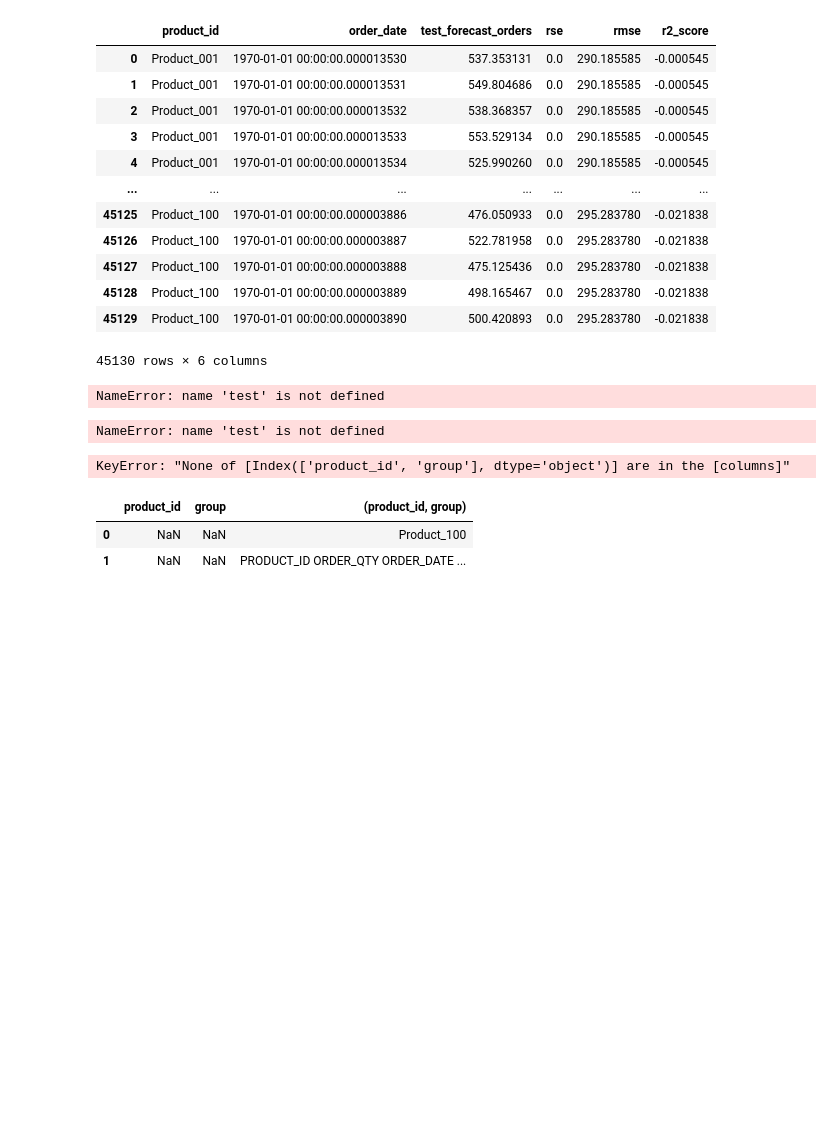
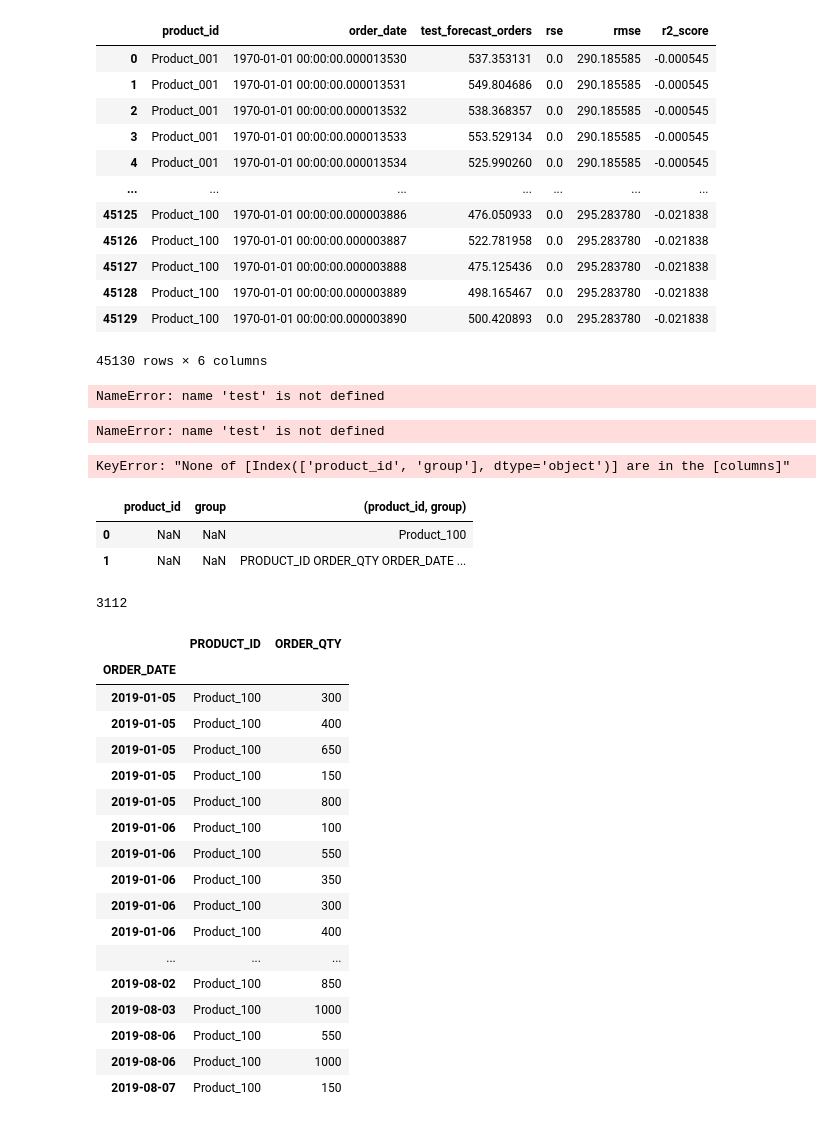
Before and after one commit to diptibhunde/ManufacturingRepo, a Jupyter notebook: Saiteja/Untitled.ipynb, the cells around one changed output. Drawn from its saved outputs; the diff is of its cells as text; code cells hidden in the pictures; blank space fills up the shorter version.

```diff
--- a/Saiteja/Untitled.ipynb
+++ b/Saiteja/Untitled.ipynb
@@ -294,3 +294,36 @@ test
 |  | product_id | group | (product_id, group) |
 | 0 | NaN | NaN | Product_100 |
 | 1 | NaN | NaN | PRODUCT_ID ORDER_QTY ORDER_DATE ... |
+# %%
+for product_id, group in grouped_data:
+    # Sort data by order date
+    group.sort_index(inplace=True)
+
+    # Split data into train and test sets (80% train, 20% test)
+    train_size = int(0.8 * len(group))
+    train_data, test_data = group.iloc[:train_size], group.iloc[train_size:]
+# %%
+train_size
+# %% [output]
+3112
+# %%
+train_data
+# %% [output]
+|  | PRODUCT_ID | ORDER_QTY |
+| ORDER_DATE |  |  |
+| 2019-01-05 | Product_100 | 300 |
+| 2019-01-05 | Product_100 | 400 |
+| 2019-01-05 | Product_100 | 650 |
+| 2019-01-05 | Product_100 | 150 |
+| 2019-01-05 | Product_100 | 800 |
+| 2019-01-06 | Product_100 | 100 |
+| 2019-01-06 | Product_100 | 550 |
+| 2019-01-06 | Product_100 | 350 |
+| 2019-01-06 | Product_100 | 300 |
+| 2019-01-06 | Product_100 | 400 |
+| ... | ... | ... |
+| 2019-08-02 | Product_100 | 850 |
+| 2019-08-03 | Product_100 | 1000 |
+| 2019-08-06 | Product_100 | 550 |
+| 2019-08-06 | Product_100 | 1000 |
+| 2019-08-07 | Product_100 | 150 |
```
Also changed, not shown: parts of 1 cell of this notebook.
